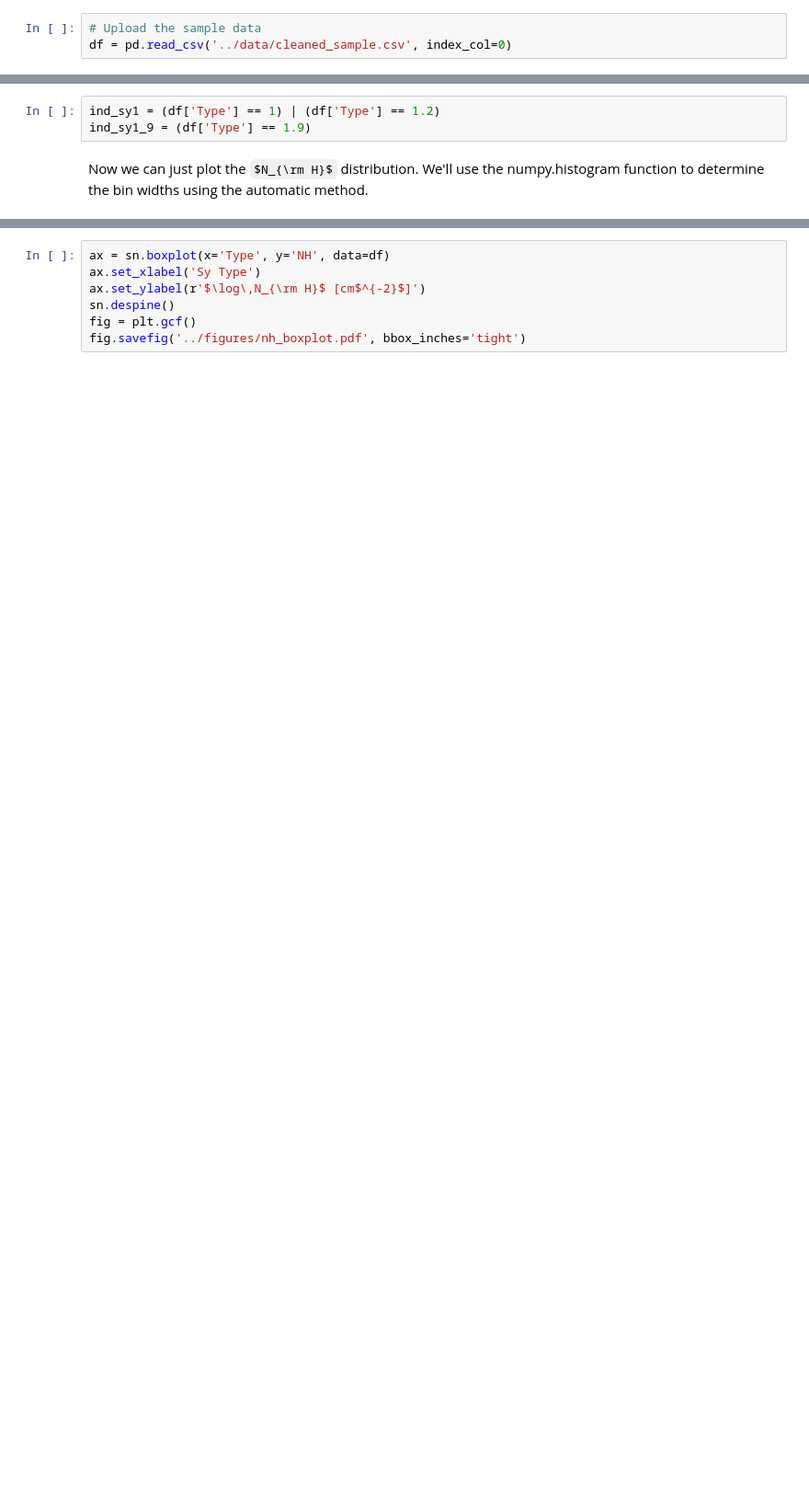
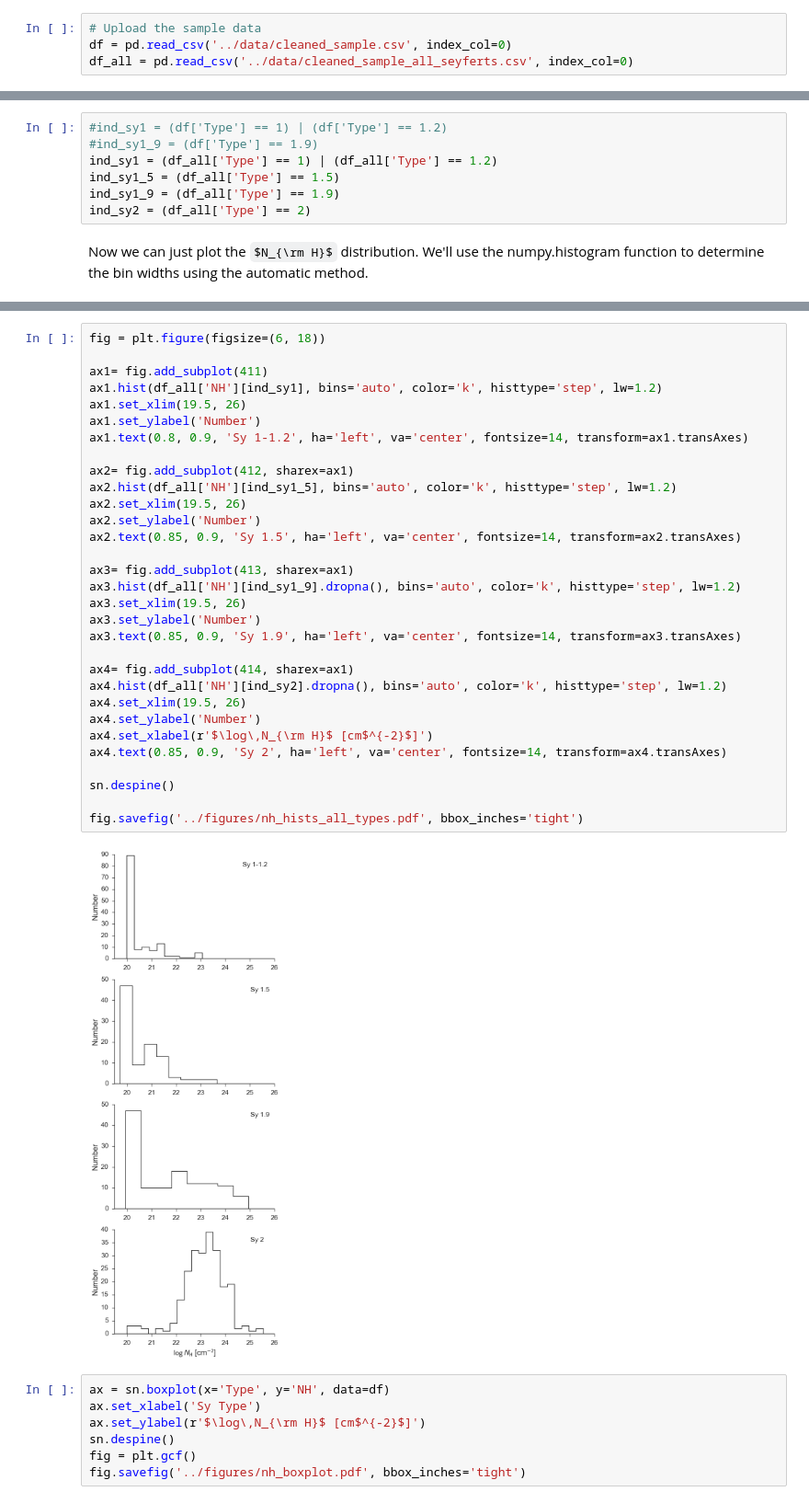
Before and after one commit to ttshimiz/bass-sy1_9-obscuration, a Jupyter notebook: notebooks/nh-distribution.ipynb, the cells around one changed output, grey strips where cells are left out. Shown at 92% size. Cells and saved outputs as stored; diff of their text form; some formulas as TeX source; blank space fills up the shorter version.

Commit message:
make plots of NH distributions

```diff
--- a/notebooks/nh-distribution.ipynb
+++ b/notebooks/nh-distribution.ipynb
@@ -15,4 +15,5 @@ execfile('/Users/ttshimiz/Dropbox/Research/figure_setup.py')
 # %%
 # Upload the sample data
 df = pd.read_csv('../data/cleaned_sample.csv', index_col=0)
+df_all = pd.read_csv('../data/cleaned_sample_all_seyferts.csv', index_col=0)
 # %% [markdown]
@@ -20,5 +21,9 @@ First we need to split up the sample into Sy 1s which we'll be all Sy 1s and 1.2
 # %%
-ind_sy1 = (df['Type'] == 1) | (df['Type'] == 1.2)
-ind_sy1_9 = (df['Type'] == 1.9)
+#ind_sy1 = (df['Type'] == 1) | (df['Type'] == 1.2)
+#ind_sy1_9 = (df['Type'] == 1.9)
+ind_sy1 = (df_all['Type'] == 1) | (df_all['Type'] == 1.2)
+ind_sy1_5 = (df_all['Type'] == 1.5)
+ind_sy1_9 = (df_all['Type'] == 1.9)
+ind_sy2 = (df_all['Type'] == 2)
 # %% [markdown]
 Now we can just plot the $N_{\rm H}$ distribution. We'll use the numpy.histogram function to determine the bin widths using the automatic method.
@@ -36,3 +30,36 @@ sn.despine()
+# %%
+fig = plt.figure(figsize=(6, 18))
+
+ax1= fig.add_subplot(411)
+ax1.hist(df_all['NH'][ind_sy1], bins='auto', color='k', histtype='step', lw=1.2)
+ax1.set_xlim(19.5, 26)
+ax1.set_ylabel('Number')
+ax1.text(0.8, 0.9, 'Sy 1-1.2', ha='left', va='center', fontsize=14, transform=ax1.transAxes)
+
+ax2= fig.add_subplot(412, sharex=ax1)
+ax2.hist(df_all['NH'][ind_sy1_5], bins='auto', color='k', histtype='step', lw=1.2)
+ax2.set_xlim(19.5, 26)
+ax2.set_ylabel('Number')
+ax2.text(0.85, 0.9, 'Sy 1.5', ha='left', va='center', fontsize=14, transform=ax2.transAxes)
+
+ax3= fig.add_subplot(413, sharex=ax1)
+ax3.hist(df_all['NH'][ind_sy1_9].dropna(), bins='auto', color='k', histtype='step', lw=1.2)
+ax3.set_xlim(19.5, 26)
+ax3.set_ylabel('Number')
+ax3.text(0.85, 0.9, 'Sy 1.9', ha='left', va='center', fontsize=14, transform=ax3.transAxes)
+
+ax4= fig.add_subplot(414, sharex=ax1)
+ax4.hist(df_all['NH'][ind_sy2].dropna(), bins='auto', color='k', histtype='step', lw=1.2)
+ax4.set_xlim(19.5, 26)
+ax4.set_ylabel('Number')
+ax4.set_xlabel(r'$\log\,N_{\rm H}$ [cm$^{-2}$]')
+ax4.text(0.85, 0.9, 'Sy 2', ha='left', va='center', fontsize=14, transform=ax4.transAxes)
+
+sn.despine()
+
+fig.savefig('../figures/nh_hists_all_types.pdf', bbox_inches='tight')
+# %% [output]
+[figure, added]
 # %%
 ax = sn.boxplot(x='Type', y='NH', data=df)
 ax.set_xlabel('Sy Type')
```
Also changed, not shown: parts of 5 cells of this notebook, 2 other files.
